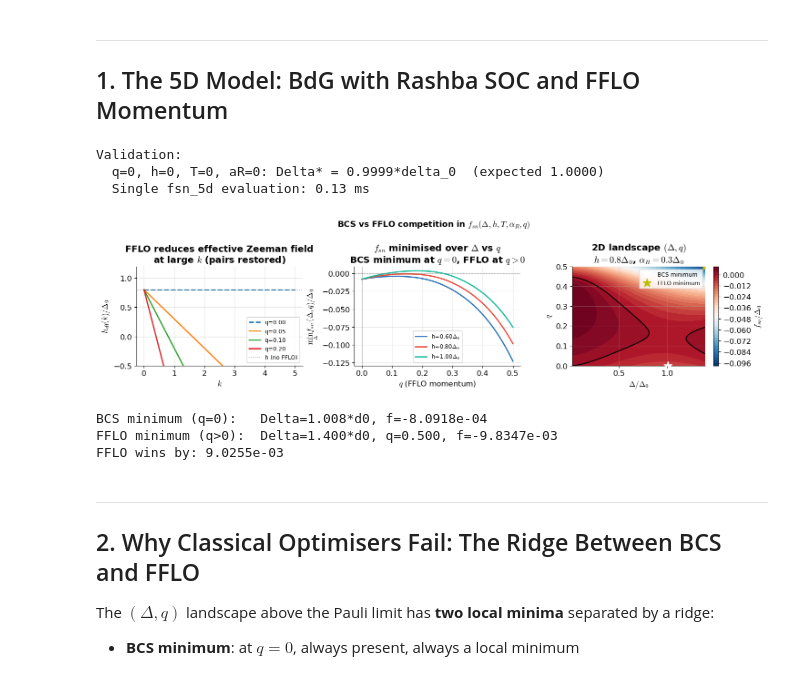
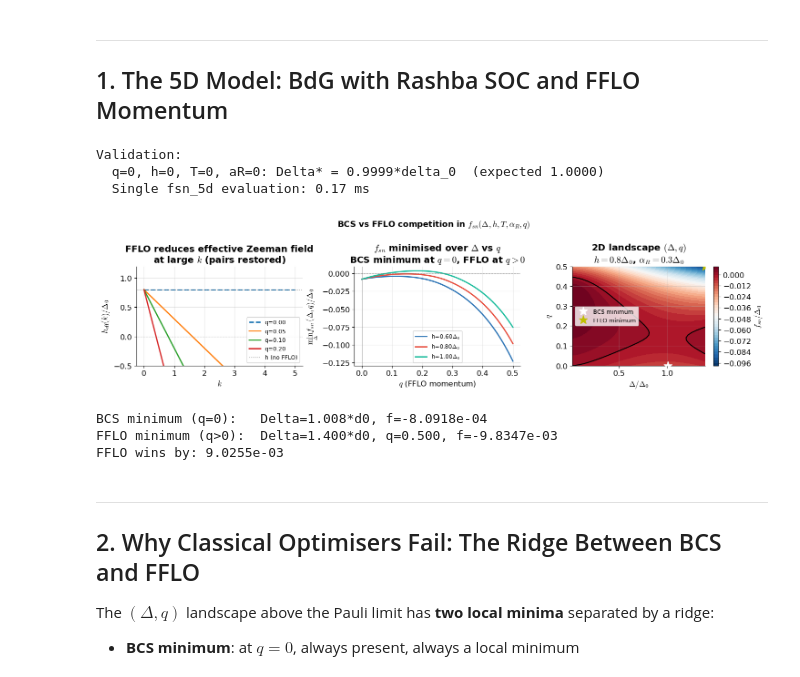
Before and after one commit to Faluke-Aikebaier/quantum-algorithms-condensed-matter, a Jupyter notebook: 07_bcs_fflo_grover.ipynb, the cells around one changed output. Cells and saved outputs as stored; diff of their text form; code cells hidden in the pictures.

```diff
--- a/07_bcs_fflo_grover.ipynb
+++ b/07_bcs_fflo_grover.ipynb
@@ -217,36 +217,36 @@ im = axes[2].contourf(d_2d/delta_0, q_2d, Z_2d/delta_0,
                        levels=40, cmap='RdBu_r')
 plt.colorbar(im, ax=axes[2], label=r'$f_{sn}/\Delta_0$')
 axes[2].contour(d_2d/delta_0, q_2d, Z_2d/delta_0,
                 levels=[0], colors='black', linewidths=1.5)
 
 # Mark BCS minimum (q=0)
 bcs_j = np.argmin(Z_2d[0,:])
 axes[2].plot(d_2d[bcs_j]/delta_0, 0, 'w*', ms=14, zorder=5, label='BCS minimum')
 # Mark FFLO minimum (global)
 fflo_idx = np.unravel_index(np.argmin(Z_2d), Z_2d.shape)
 axes[2].plot(d_2d[fflo_idx[1]]/delta_0, q_2d[fflo_idx[0]], 'y*',
              ms=14, zorder=5, label='FFLO minimum')
 axes[2].set_xlabel(r'$\Delta/\Delta_0$')
 axes[2].set_ylabel(r'$q$')
 axes[2].set_title(f'2D landscape $(\\Delta, q)$\n'
                   f'$h={h_2d/delta_0:.1f}\\Delta_0$, $\\alpha_R={aR_2d/delta_0:.1f}\\Delta_0$',
                   fontweight='bold')
-axes[2].legend(fontsize=9)
+axes[2].legend(fontsize=9,loc='center left')
 
 plt.suptitle(r'BCS vs FFLO competition in $f_{sn}(\Delta, h, T, \alpha_R, q)$',
              fontsize=13, fontweight='bold')
 plt.tight_layout()
 plt.show()
 
 print(f'\nBCS minimum (q=0):   Delta={d_2d[bcs_j]/delta_0:.3f}*d0, f={Z_2d[0,bcs_j]:.4e}')
 print(f'FFLO minimum (q>0):  Delta={d_2d[fflo_idx[1]]/delta_0:.3f}*d0, '
       f'q={q_2d[fflo_idx[0]]:.3f}, f={Z_2d[fflo_idx]:.4e}')
 print(f'FFLO wins by: {abs(Z_2d[fflo_idx]-Z_2d[0,bcs_j]):.4e}')
 # %% [output]
 Validation:
   q=0, h=0, T=0, aR=0: Delta* = 0.9999*delta_0  (expected 1.0000)
-  Single fsn_5d evaluation: 0.13 ms
+  Single fsn_5d evaluation: 0.17 ms
-[figure, old version]
+[figure, new version]
 BCS minimum (q=0):   Delta=1.008*d0, f=-8.0918e-04
 FFLO minimum (q>0):  Delta=1.400*d0, q=0.500, f=-9.8347e-03
 FFLO wins by: 9.0255e-03
```
Also changed, not shown: parts of 8 cells of this notebook.
